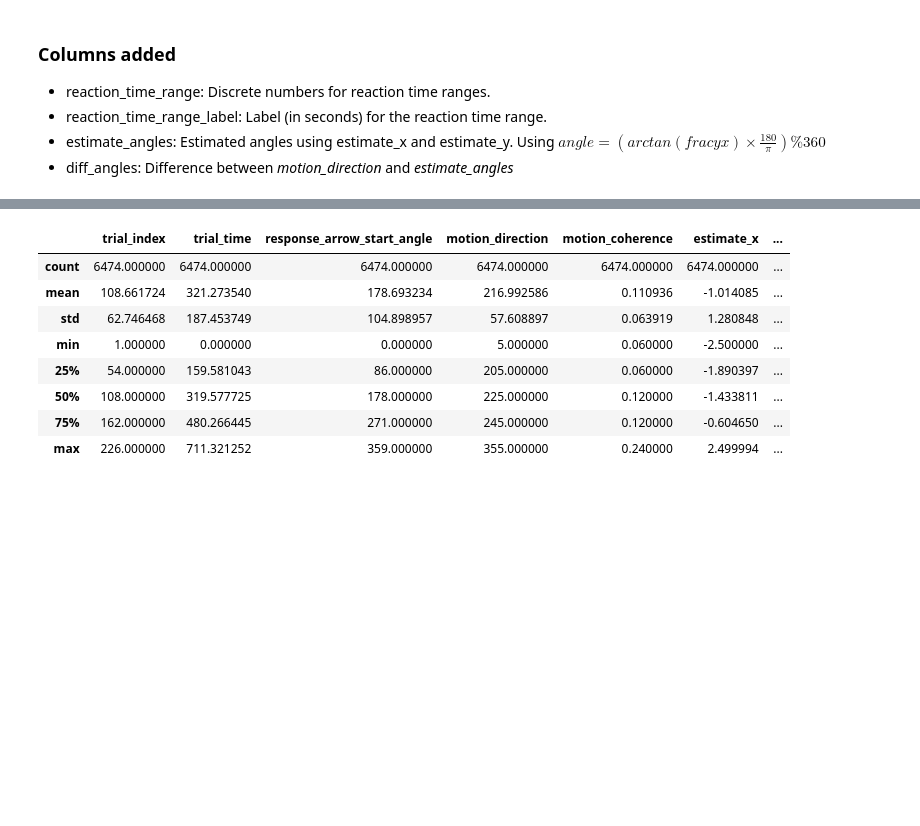
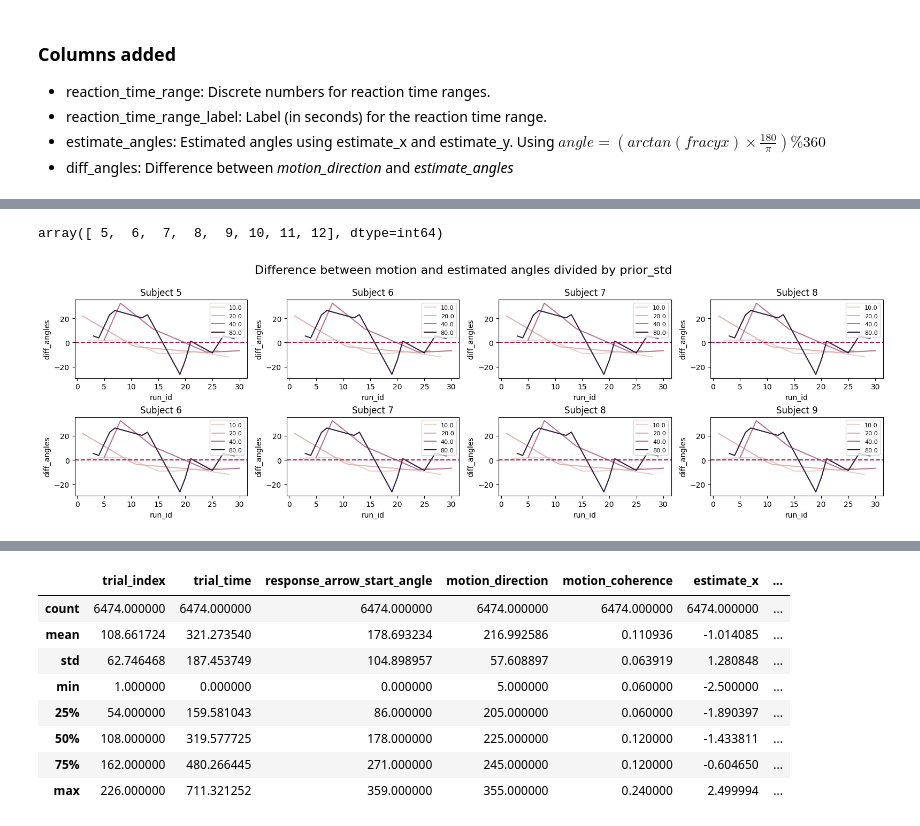
Before and after one commit to lucasbaldezzari/babesbayes-nma, a Jupyter notebook: coding/Issue4_Xiaoxiao.ipynb, the cells around one changed output, grey strips where cells are left out. Drawn from its saved outputs; the diff is of its cells as text; code cells hidden in the pictures; blank space fills up the shorter version.

Commit message:
Updating with plots sujjested by Erik and Miranda

```diff
--- a/coding/Issue4_Xiaoxiao.ipynb
+++ b/coding/Issue4_Xiaoxiao.ipynb
@@ -91,0 +96,33 @@ data_processed.to_csv("dataset\data_processed.csv")
+# %%
+##delete the rows for subject_id 1, 2, 3 and 4
+data_cleaned = data_processed[~data_processed['subject_id'].isin([1,2,3,4])]
+data_cleaned["subject_id"].unique()
+# %% [output]
+array([ 5,  6,  7,  8,  9, 10, 11, 12], dtype=int64)
+# %%
+interest_cols = ["motion_direction","estimate_angles","diff_angles","prior_std"]
+rows = 2
+cols = 4
+fig, axs = plt.subplots(rows, cols, figsize=(16, 5))
+subjects = data_cleaned["subject_id"].unique()
+accum = 0
+for i in range(rows):
+    for j in range(cols):
+        ##grouping the data by run_id for each subject
+        temp_data = data_cleaned[data_cleaned["subject_id"] == subjects[i+j]]
+        grups = temp_data.groupby("run_id")[interest_cols].mean()
+        sns.lineplot(grups1, x = grups1.index ,y="diff_angles", hue = "prior_std",ax=axs[i,j])
+        axs[i,j].set_title(f"Subject {subjects[i+j]}")
+        accum += 1
+        ##adding a horizontal line at 0
+        axs[i,j].axhline(0, color="#aa1445", linestyle="--")
+        ##fontsize of legend in 8
+        axs[i,j].legend(fontsize=8)
+plt.tight_layout()
+##general title
+plt.suptitle("Difference between motion and estimated angles divided by prior_std", fontsize=16)
+##adding space between the subplots
+plt.subplots_adjust(top=0.85)
+plt.show()
+# %% [output]
+[figure, added]
```
Also changed, not shown: parts of 4 cells of this notebook, 1 other file.
